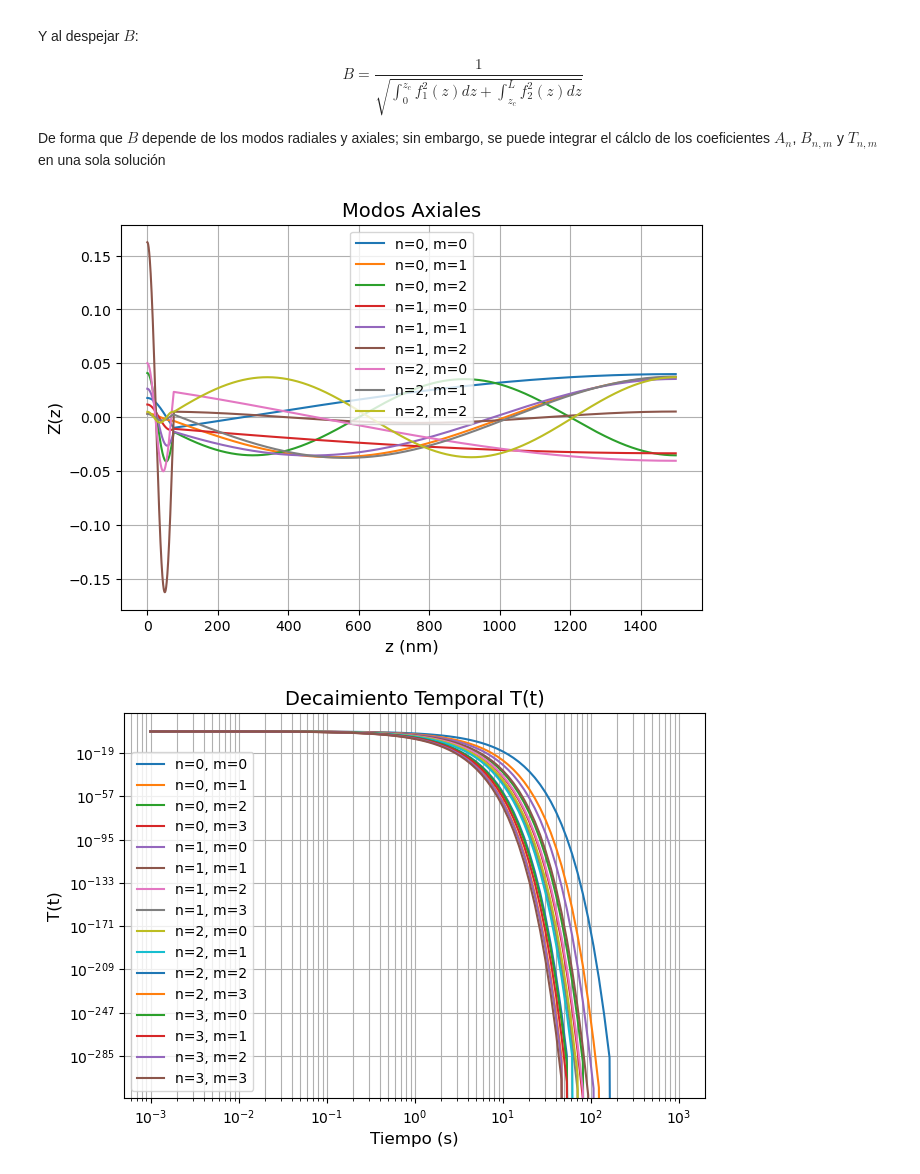
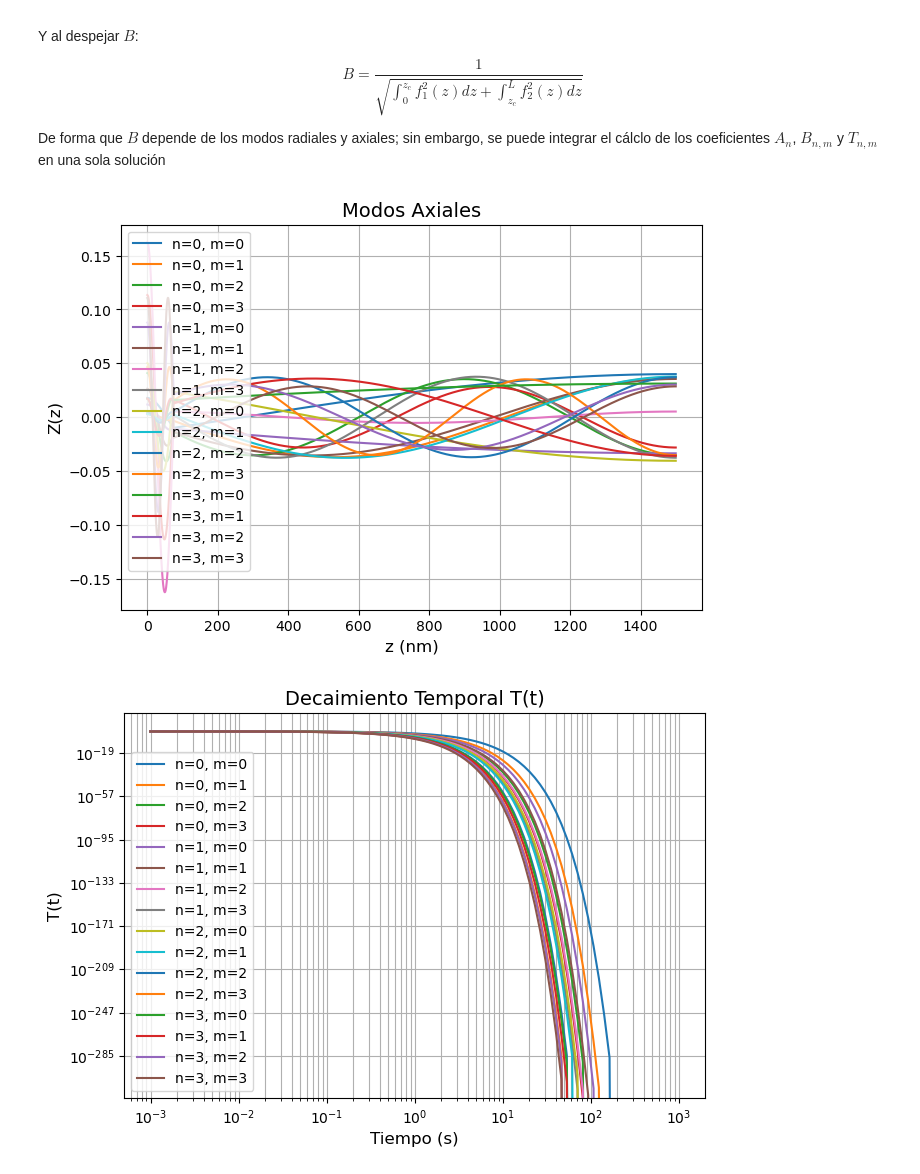
Before and after one commit to allanyst/tfm-efectos-superficie-nano-rmn, a Jupyter notebook: TFM_TwoRegionModel.ipynb, the cells around one changed output. Cells and saved outputs as stored; diff of their text form; code cells hidden in the pictures.

```diff
--- a/TFM_TwoRegionModel.ipynb
+++ b/TFM_TwoRegionModel.ipynb
@@ -17,8 +17,8 @@ z_c = 75              # nm (altura de la interfaz)
 L = 1500              # nm (altura total)
 R = 1500              # nm (radio del cilindro)
 kappa = 10.0          # nm/s coeficiente de absorción superficial
-n_modes_radial = 25   # Número de modos radiales
-m_max = 25            # Número de modos axiales por modo radial
+n_modes_radial = 50   # Número de modos radiales
+m_max = 50            # Número de modos axiales por modo radial
 N_z = N_r = 15000     # Número de nodos en z y rho
 # %%
 ##############################################################################
@@ -117,7 +117,7 @@ R_values,R_norms=R_func(alpha_n,rho_vals)
 
 # Graficar modos radiales
 plt.figure(figsize=(7.5, 5))
-for n in range(min(9, n_modes_radial)):
+for n in range(min(16, n_modes_radial)):
     plt.plot(rho_vals, R_values[n], label=f"n={n+1}", linewidth=1.5)
 
 plt.xlabel("ρ (nm)", fontsize=12)
@@ -285,22 +285,22 @@ def fz(z_val, n, m):
     return C_nm[n, m] * fz_raw(z_val, n, m)
 # %%
 plt.figure(figsize=(7.5,5))
-for n in range(3):
-    for m in range(3):
+for n in range(4):
+    for m in range(4):
         Zs=[]
         for z_val in z:
             Zs.append(fz(z_val,n,m))
         plt.plot(z,np.array(Zs), label=f"n={n}, m={m}", linewidth=1.5)
 plt.xlabel("z (nm)", fontsize=12)
 plt.ylabel("Z(z)", fontsize=12)
 plt.title("Modos Axiales", fontsize=14)
 plt.legend()
 plt.grid(True)
 plt.savefig("figuras/modos_axiales_tworegion.pdf", bbox_inches="tight")
 plt.show()
 plt.close()
 # %% [output]
-[figure, old version]
+[figure, new version]
 # %%
 ##############################################################################
 # 5. Término Temporal T(t)
```
Also changed, not shown: parts of 7 cells of this notebook, 38 other files.
